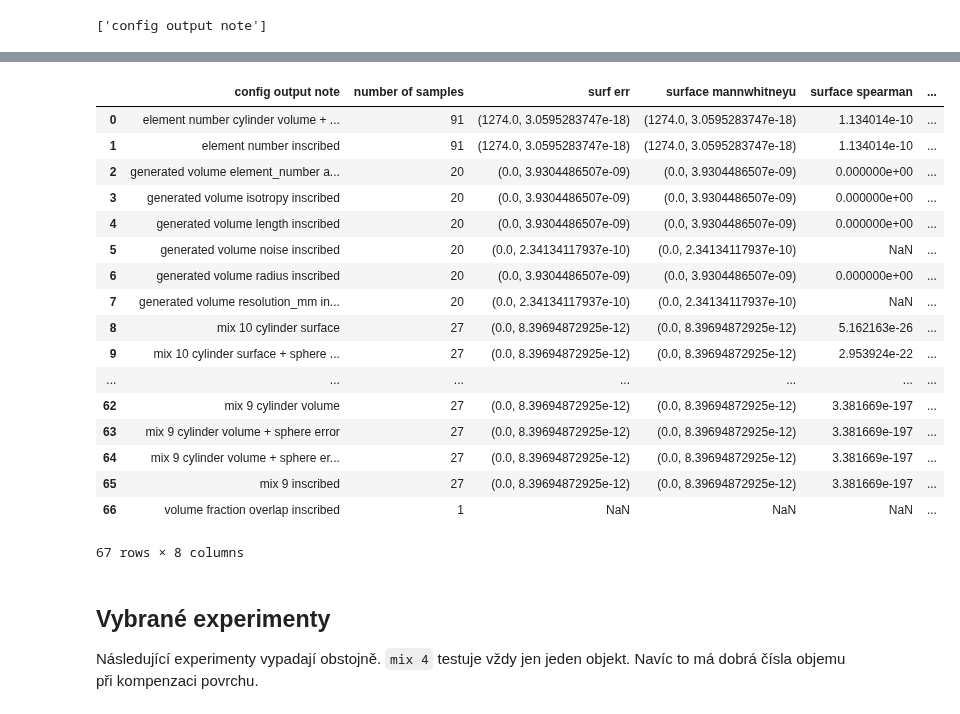
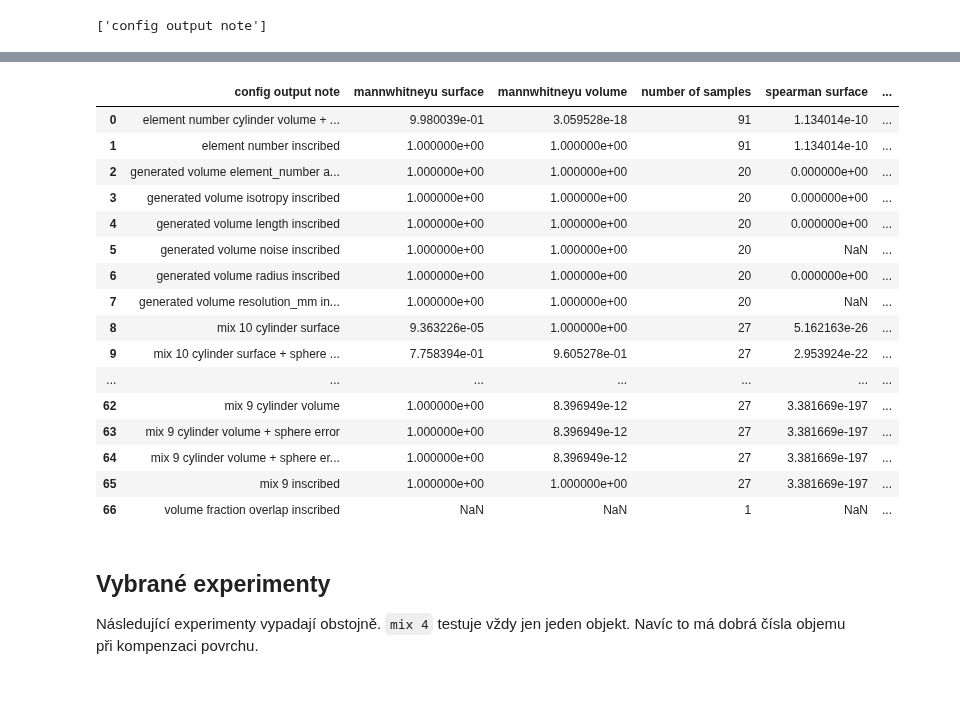
Before and after one commit to mjirik/teigen, a Jupyter notebook: examples/paperfigures.ipynb, the cells around one changed output, grey strips where cells are left out. Cells and saved outputs as stored; diff of their text form; code cells hidden in the pictures.

```diff
--- a/examples/paperfigures.ipynb
+++ b/examples/paperfigures.ipynb
@@ -32,56 +37,64 @@ docela dobře vychází experiment
 # %%
-maximal_error = 0.01
+maximal_error = 0.001
 data = {
     "config output note": [],
-    "volume wilcoxon": [],
-    "volume spearman": [],
-    "surface wilcoxon": [],
-    "surface spearman": [],
+    "wilcoxon volume": [],
+    "spearman volume": [],
+    "wilcoxon surface" : [],
+    "spearman surface" : [],
+    "mannwhitneyu volume": [],
+    "mannwhitneyu surface": [],
     "number of samples": [],
-    "surface mannwhitneyu": [],
-    "surf err": []
+    "surface mean err": [],
+    "volume mean err": []
 }
 for note in np.unique(df["config output note"]):
     dfs = df[df["config output note"] == note]
     vw, vs, sw, ss = statistic_tests(dfs)
     data["config output note"].append(note)
-    data["volume wilcoxon"].append(vw.pvalue)
-    data["volume spearman"].append(vs.pvalue)
-    data["surface wilcoxon"].append(sw.pvalue)
-    data["surface spearman"].append(ss.pvalue)
+    data["wilcoxon volume"].append(vw.pvalue)
+    data["spearman volume"].append(vs.pvalue)
+    data["wilcoxon surface"].append(sw.pvalue)
+    data["spearman surface"].append(ss.pvalue)
     data["number of samples"].append(len(dfs))
     if len(dfs) > 3:
-        err = np.abs((dfs["surface [mm^2]"] - dfs["numeric surface [mm^2]"]) / dfs["surface [mm^2]"] )
-        surf_sh = scipy.stats.mannwhitneyu(err, np.ones_like(err)*maximal_error, alternative="less")
+        serr = np.abs((dfs["surface [mm^2]"] - dfs["numeric surface [mm^2]"]) / dfs["surface [mm^2]"] )
+        verr = np.abs((dfs["volume [mm^3]"] - dfs["numeric volume [mm^3]"]) / dfs["volume [mm^3]"] )
+        surf_sh = scipy.stats.mannwhitneyu(serr, np.ones_like(serr)*maximal_error, alternative="less")[1]
+        vol_sh = scipy.stats.mannwhitneyu(verr, np.ones_like(verr)*maximal_error, alternative="less")[1]
 #         surf_sh = np.mean(err)
 #         surf_sh = scipy.stats.shapiro(dfs["surface [mm^2]"] - dfs["numeric surface [mm^2]"])
     else:
         surf_sh = NaN
-    data["surface mannwhitneyu"].append(surf_sh.pvalue)
-    data["surf err"].append(surf_sh)
+        vol_sh = NaN
+        serr = NaN
+        verr = NaN
+    data["mannwhitneyu surface"].append(surf_sh)
+    data["mannwhitneyu volume"].append(vol_sh)
+    data["surface mean err"].append(np.mean(serr))
+    data["volume mean err"].append(np.mean(verr))
 
 #     show_error(dfs, radius_method=note)
-
+pd.set_option("display.max_rows",101)
 pd.DataFrame(data)
 # %% [output]
-|  | config output note | number of samples | surf err | surface mannwhitneyu | surface spearman | ... |
-| 0 | element number cylinder volume + ... | 91 | (1274.0, 3.0595283747e-18) | (1274.0, 3.0595283747e-18) | 1.134014e-10 | ... |
-| 1 | element number inscribed | 91 | (1274.0, 3.0595283747e-18) | (1274.0, 3.0595283747e-18) | 1.134014e-10 | ... |
-| 2 | generated volume element_number a... | 20 | (0.0, 3.9304486507e-09) | (0.0, 3.9304486507e-09) | 0.000000e+00 | ... |
-| 3 | generated volume isotropy inscribed | 20 | (0.0, 3.9304486507e-09) | (0.0, 3.9304486507e-09) | 0.000000e+00 | ... |
-| 4 | generated volume length inscribed | 20 | (0.0, 3.9304486507e-09) | (0.0, 3.9304486507e-09) | 0.000000e+00 | ... |
-| 5 | generated volume noise inscribed | 20 | (0.0, 2.34134117937e-10) | (0.0, 2.34134117937e-10) | NaN | ... |
-| 6 | generated volume radius inscribed | 20 | (0.0, 3.9304486507e-09) | (0.0, 3.9304486507e-09) | 0.000000e+00 | ... |
-| 7 | generated volume resolution_mm in... | 20 | (0.0, 2.34134117937e-10) | (0.0, 2.34134117937e-10) | NaN | ... |
-| 8 | mix 10 cylinder surface | 27 | (0.0, 8.39694872925e-12) | (0.0, 8.39694872925e-12) | 5.162163e-26 | ... |
-| 9 | mix 10 cylinder surface + sphere ... | 27 | (0.0, 8.39694872925e-12) | (0.0, 8.39694872925e-12) | 2.953924e-22 | ... |
+|  | config output note | mannwhitneyu surface | mannwhitneyu volume | number of samples | spearman surface | ... |
+| 0 | element number cylinder volume + ... | 9.980039e-01 | 3.059528e-18 | 91 | 1.134014e-10 | ... |
+| 1 | element number inscribed | 1.000000e+00 | 1.000000e+00 | 91 | 1.134014e-10 | ... |
+| 2 | generated volume element_number a... | 1.000000e+00 | 1.000000e+00 | 20 | 0.000000e+00 | ... |
+| 3 | generated volume isotropy inscribed | 1.000000e+00 | 1.000000e+00 | 20 | 0.000000e+00 | ... |
+| 4 | generated volume length inscribed | 1.000000e+00 | 1.000000e+00 | 20 | 0.000000e+00 | ... |
+| 5 | generated volume noise inscribed | 1.000000e+00 | 1.000000e+00 | 20 | NaN | ... |
+| 6 | generated volume radius inscribed | 1.000000e+00 | 1.000000e+00 | 20 | 0.000000e+00 | ... |
+| 7 | generated volume resolution_mm in... | 1.000000e+00 | 1.000000e+00 | 20 | NaN | ... |
+| 8 | mix 10 cylinder surface | 9.363226e-05 | 1.000000e+00 | 27 | 5.162163e-26 | ... |
+| 9 | mix 10 cylinder surface + sphere ... | 7.758394e-01 | 9.605278e-01 | 27 | 2.953924e-22 | ... |
 | ... | ... | ... | ... | ... | ... | ... |
-| 62 | mix 9 cylinder volume | 27 | (0.0, 8.39694872925e-12) | (0.0, 8.39694872925e-12) | 3.381669e-197 | ... |
-| 63 | mix 9 cylinder volume + sphere error | 27 | (0.0, 8.39694872925e-12) | (0.0, 8.39694872925e-12) | 3.381669e-197 | ... |
-| 64 | mix 9 cylinder volume + sphere er... | 27 | (0.0, 8.39694872925e-12) | (0.0, 8.39694872925e-12) | 3.381669e-197 | ... |
-| 65 | mix 9 inscribed | 27 | (0.0, 8.39694872925e-12) | (0.0, 8.39694872925e-12) | 3.381669e-197 | ... |
-| 66 | volume fraction overlap inscribed | 1 | NaN | NaN | NaN | ... |
+| 62 | mix 9 cylinder volume | 1.000000e+00 | 8.396949e-12 | 27 | 3.381669e-197 | ... |
+| 63 | mix 9 cylinder volume + sphere error | 1.000000e+00 | 8.396949e-12 | 27 | 3.381669e-197 | ... |
+| 64 | mix 9 cylinder volume + sphere er... | 1.000000e+00 | 8.396949e-12 | 27 | 3.381669e-197 | ... |
+| 65 | mix 9 inscribed | 1.000000e+00 | 1.000000e+00 | 27 | 3.381669e-197 | ... |
+| 66 | volume fraction overlap inscribed | NaN | NaN | 1 | NaN | ... |
-67 rows × 8 columns
 # %% [markdown]
 ## Vybrané experimenty
 
```
Also changed, not shown: parts of 11 cells of this notebook, 2 other files.
